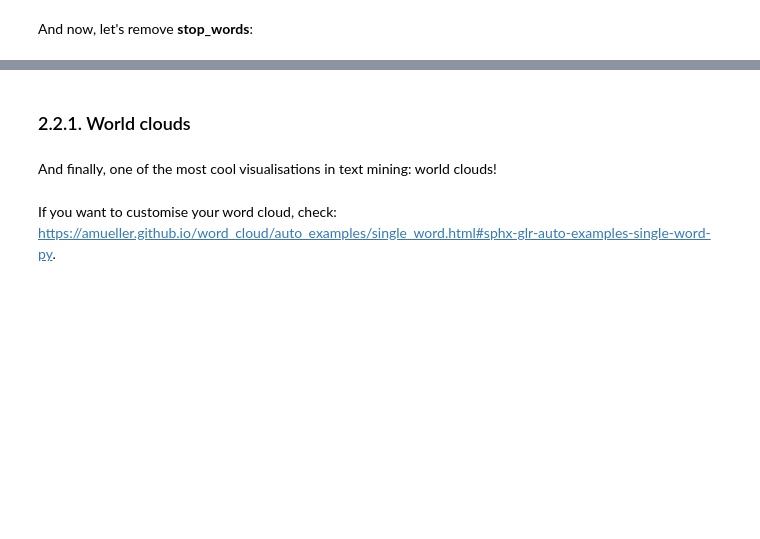
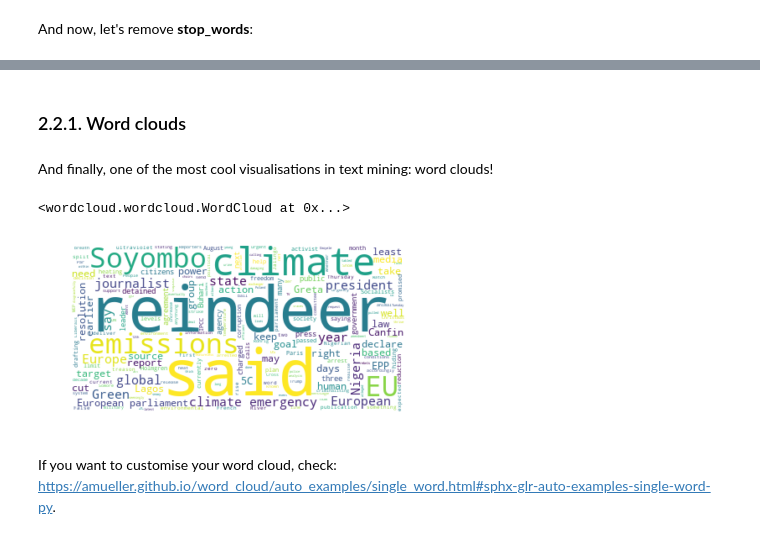
Before and after one commit to anavaldi/digital-methods-text-mining, a Jupyter notebook: notebooks/02_analysing-text.ipynb, the cells around one changed output, grey strips where cells are left out. Cells and saved outputs as stored; diff of their text form; code cells hidden in the pictures; blank space fills up the shorter version.

```diff
--- a/notebooks/02_analysing-text.ipynb
+++ b/notebooks/02_analysing-text.ipynb
@@ -193,17 +270,21 @@ print(matrix_3)
 # %% [markdown]
-### 2.2.1. World clouds
+### 2.2.1. Word clouds
 # %% [markdown]
-And finally, one of the most cool visualisations in text mining: world clouds!
+And finally, one of the most cool visualisations in text mining: word clouds!
 # %%
 import matplotlib.pyplot as plt
 from wordcloud import WordCloud
 # %%
-world_cloud = WordCloud(background_color="white", repeat=True)
-world_cloud.generate(' '.join(df[0:3]['corpus']))
+word_cloud = WordCloud(background_color="white", repeat=True)
+word_cloud.generate(' '.join(df[0:3]['corpus']))
+# %% [output]
+<wordcloud.wordcloud.WordCloud at 0x...>
 # %%
 plt.axis("off")
-plt.imshow(world_cloud, interpolation="bilinear")
+plt.imshow(word_cloud, interpolation="bilinear")
 plt.show()
+# %% [output]
+[figure, added]
 # %% [markdown]
 If you want to customise your word cloud, check: https://amueller.github.io/word_cloud/auto_examples/single_word.html#sphx-glr-auto-examples-single-word-py.
 # %% [markdown]
```
Also changed, not shown: parts of 10 cells of this notebook, 1 other file.
